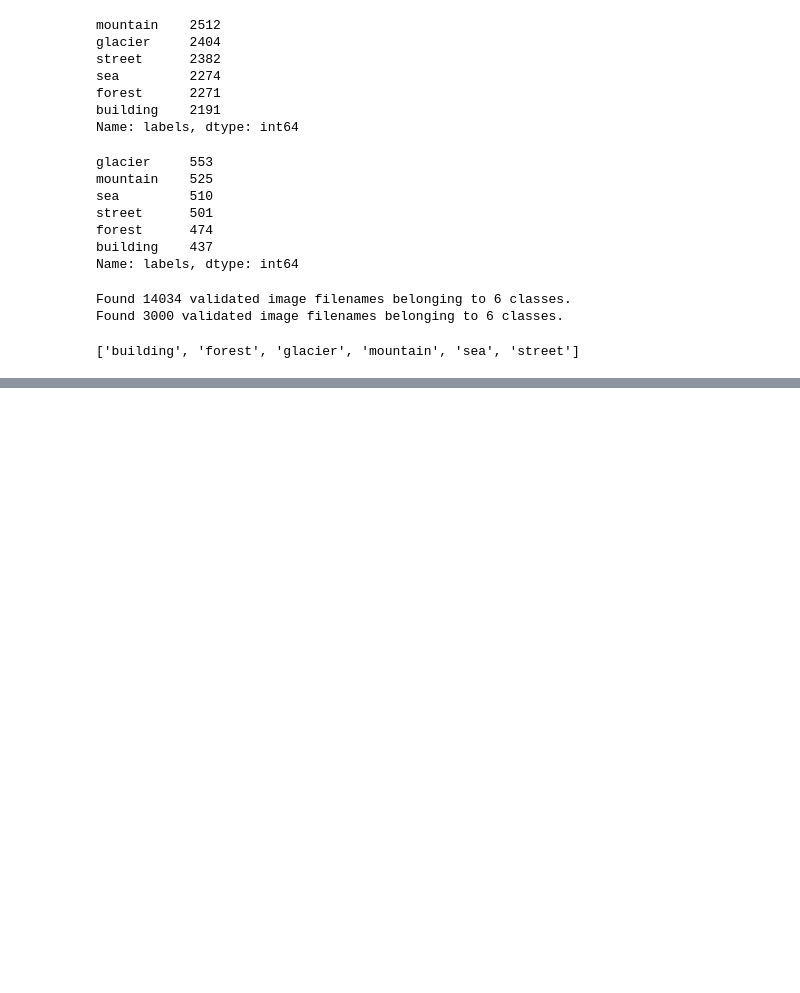
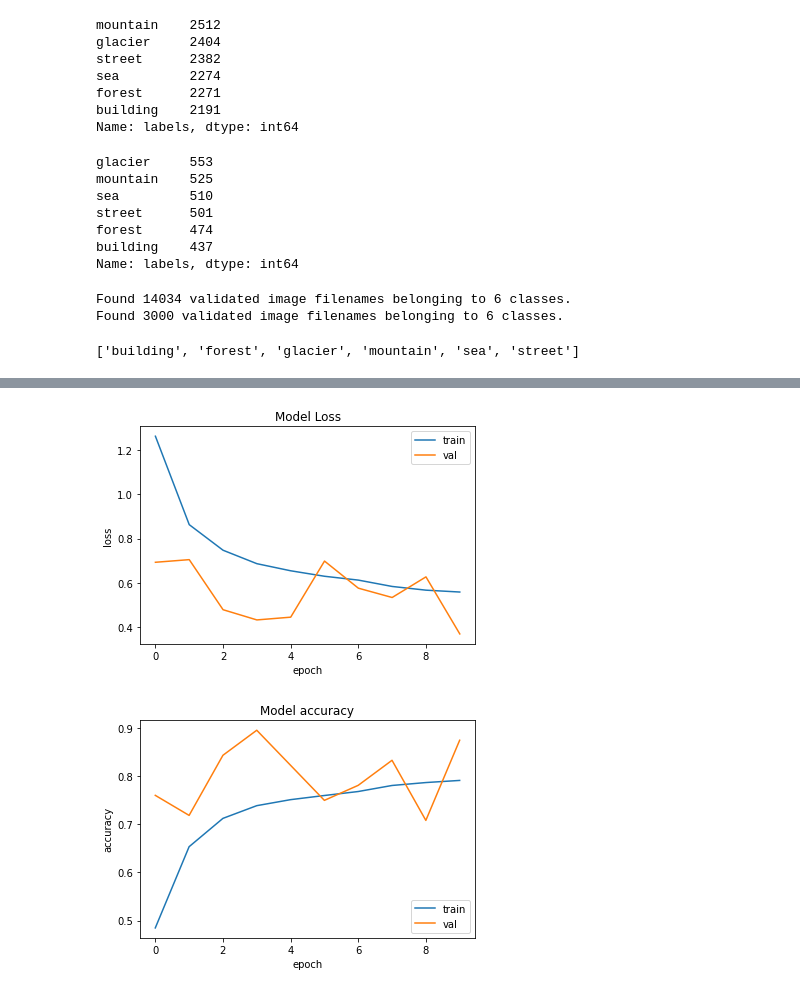
Before and after one commit to Rahulraj31/Intel-Image-Classification, a Jupyter notebook: Intel_img_clas.ipynb, the cells around one changed output, grey strips where cells are left out. Saved outputs shown, nothing was run; the diff lists cells and outputs as text; code cells hidden in the pictures; blank space fills up the shorter version.

```diff
--- a/Intel_img_clas.ipynb
+++ b/Intel_img_clas.ipynb
@@ -176,10 +179,12 @@ cnn_base.trainable = False
 pretrainedCNN_model = Sequential([
                                      cnn_base,
                                   layers.Flatten(),
+                                  layers.Dropout(0.25),
                                   layers.Dense(640, activation = 'relu'),
-                                  layers.Dropout(0.5),
+                                  layers.Dropout(0.25),
                                   layers.Dense(128, activation = 'relu'),
                                   layers.Dropout(0.5),
+                                  layers.Dense(64, activation = 'relu'),
                                   layers.Dense(6, activation = 'softmax')  ,
 ])
 # %%
@@ -211,6 +222,14 @@ _________________________________________________________________
+# %%
+model_checkpoint_callback = tf.keras.callbacks.ModelCheckpoint(
+    filepath="/content/temp/checkpoint",
+    save_weights_only=True,
+    monitor='val_acc',
+    mode='max',
+    save_best_only=True)
 # %%
-History = pretrainedCNN_model.fit(train, validation_data= val, epochs=10,verbose=1,
-                                  steps_per_epoch=1000//32,
-                                  validation_steps=100//32)
+History = pretrainedCNN_model.fit(train, validation_data=val, epochs=10,verbose=1,
+                                  steps_per_epoch=len(train_df)//32,
+                                  validation_steps=100//32,
+                                  callbacks=[model_checkpoint_callback])
 # %% [output]
 Epoch 1/10
@@ -235,0 +255,24 @@ Epoch 10/10
+# %%
+import matplotlib.pyplot as plt
+%matplotlib inline
+
+# plot the loss
+plt.plot(History.history['loss'])
+plt.plot(History.history['val_loss'])
+plt.title('Model Loss')
+plt.ylabel('loss')
+plt.xlabel('epoch')
+plt.legend(['train', 'val'], loc='upper right')
+plt.show()
+
+# plot the accuracy
+plt.plot(History.history['acc'])
+plt.plot(History.history['val_acc'])
+plt.title('Model accuracy')
+plt.ylabel('accuracy')
+plt.xlabel('epoch')
+plt.legend(['train', 'val'], loc='lower right')
+plt.show()
+# %% [output]
+[figure, added]
+[figure, added]
```
Also changed, not shown: parts of 7 cells of this notebook.
